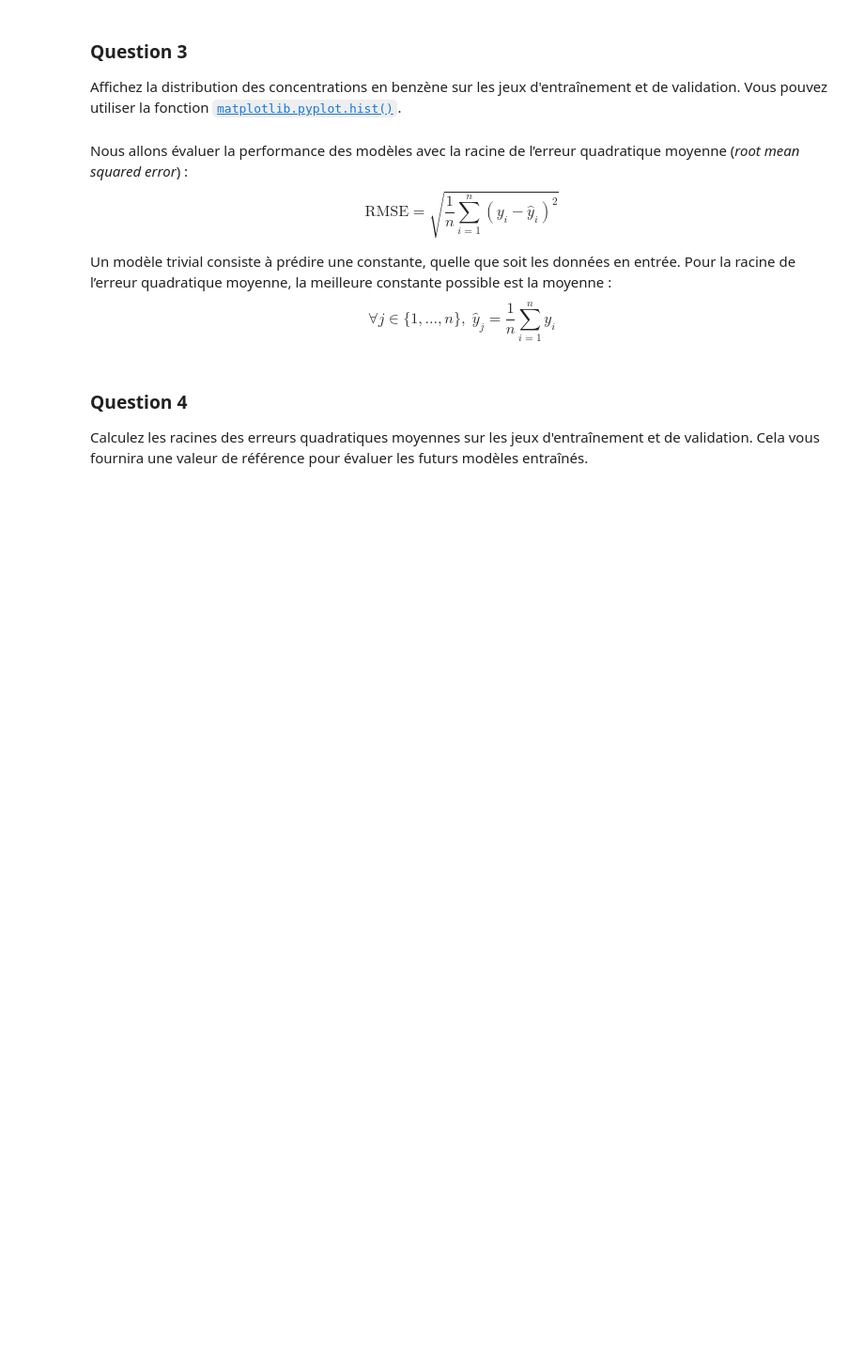
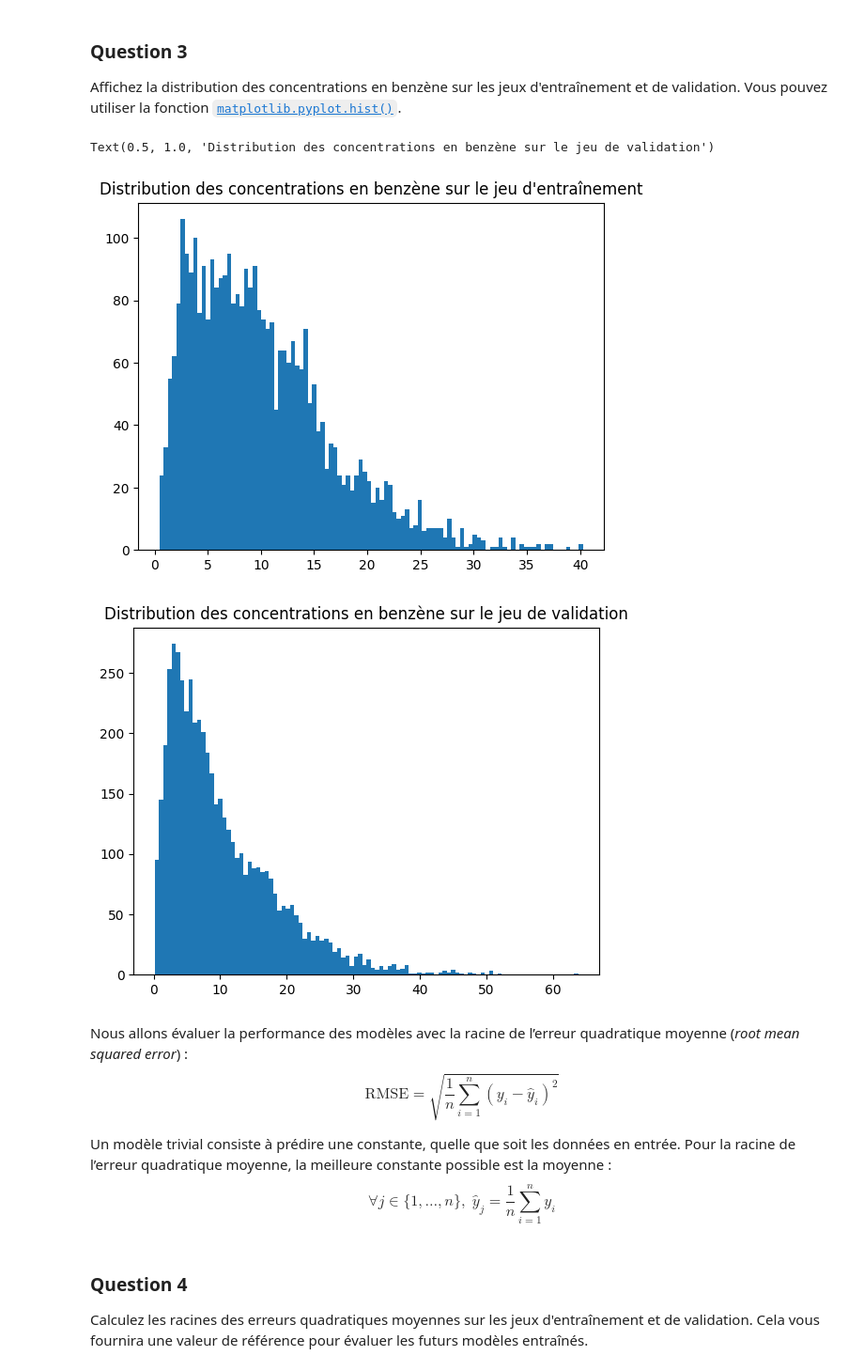
Before and after one commit to yann-mhni/ENSAI-2A-Java-TP, a Jupyter notebook: notebooks/TP_3_1_énoncé.ipynb, the cells around one changed output. Shown at 94% size. Drawn from its saved outputs; the diff is of its cells as text; code cells hidden in the pictures; blank space fills up the shorter version.

```diff
--- a/notebooks/TP_3_1_énoncé.ipynb
+++ b/notebooks/TP_3_1_énoncé.ipynb
@@ -171,7 +183,20 @@ Appelez la fonction `plot_sample()` pour visualiser quelques observations des je
 
 Affichez la distribution des concentrations en benzène sur les jeux d'entraînement et de validation. Vous pouvez utiliser la fonction [`matplotlib.pyplot.hist()`](https://matplotlib.org/stable/api/_as_gen/matplotlib.pyplot.hist.html).
 # %%
-# TODO
+import matplotlib.pyplot as plt
+
+
+plt.figure()
+plt.hist(y_train, bins=100)
+plt.title("Distribution des concentrations en benzène sur le jeu d'entraînement")
+
+plt.figure()
+plt.hist(y_val, bins=100)
+plt.title("Distribution des concentrations en benzène sur le jeu de validation")
+# %% [output]
+Text(0.5, 1.0, 'Distribution des concentrations en benzène sur le jeu de validation')
+[figure, added]
+[figure, added]
 # %% [markdown]
 Nous allons évaluer la performance des modèles avec la racine de l’erreur quadratique moyenne (*root mean squared error*) :
 $$
```
Also changed, not shown: parts of 19 cells of this notebook.
